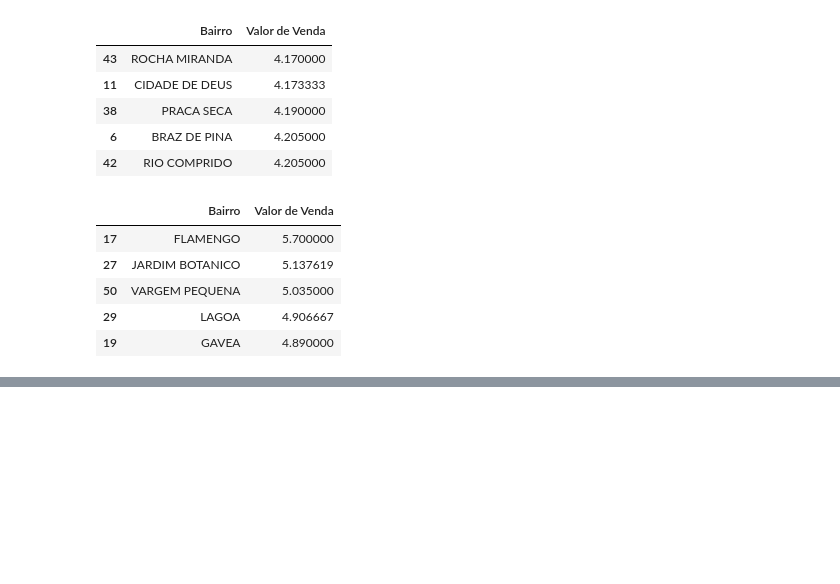
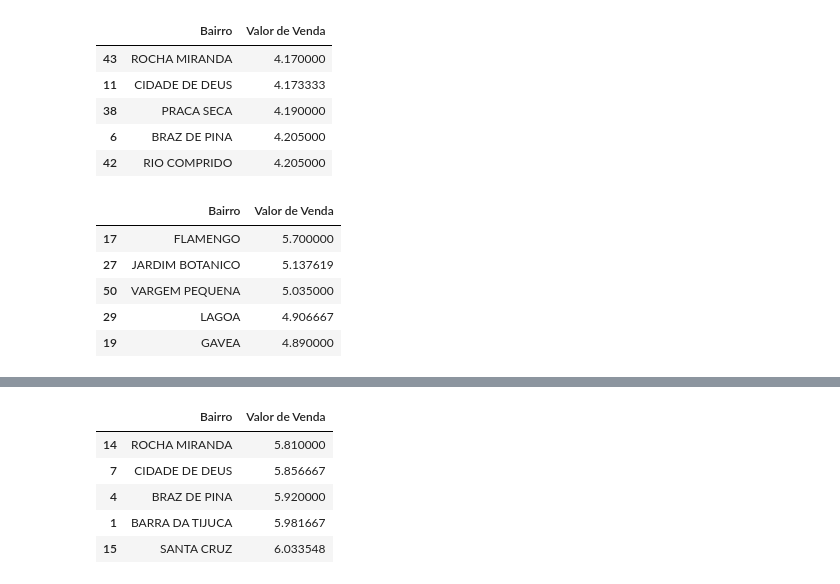
Before and after one commit to pjunior77/Repo_Senac_BigData, a Jupyter notebook: Aula08_EstudoValoresCombustiveis.ipynb, the cells around one changed output, grey strips where cells are left out. Cells and saved outputs as stored; diff of their text form; code cells hidden in the pictures; blank space fills up the shorter version.

```diff
--- a/Aula08_EstudoValoresCombustiveis.ipynb
+++ b/Aula08_EstudoValoresCombustiveis.ipynb
@@ -69,0 +111,3 @@ df_RioDeJaneiro_Gasolina.head()
+# %%
+#Altera o campo de string para float (pois estava dando erro ao fazer a média)
+df_RioDeJaneiro_Diesel['Valor de Venda'] = df_RioDeJaneiro_Diesel['Valor de Venda'].str.replace(',','.').astype(float)
@@ -69,0 +120,14 @@ df_RioDeJaneiro_Gasolina.head()
+# %%
+#Tira a média agrupando por Bairro
+df_RioDeJaneiro_Diesel_Bairros = df_RioDeJaneiro_Diesel.groupby('Bairro')['Valor de Venda'].mean().reset_index()
+# %%
+#Ordena de forma ascendente e mostra os com preços mais baratos
+df_RioDeJaneiro_Diesel_Bairros_OrdenadoASC = df_RioDeJaneiro_Diesel_Bairros.sort_values(by='Valor de Venda')
+df_RioDeJaneiro_Diesel_Bairros_OrdenadoASC.head()
+# %% [output]
+|  | Bairro | Valor de Venda |
+| 14 | ROCHA MIRANDA | 5.810000 |
+| 7 | CIDADE DE DEUS | 5.856667 |
+| 4 | BRAZ DE PINA | 5.920000 |
+| 1 | BARRA DA TIJUCA | 5.981667 |
+| 15 | SANTA CRUZ | 6.033548 |
```
Also changed, not shown: parts of 9 cells of this notebook.
